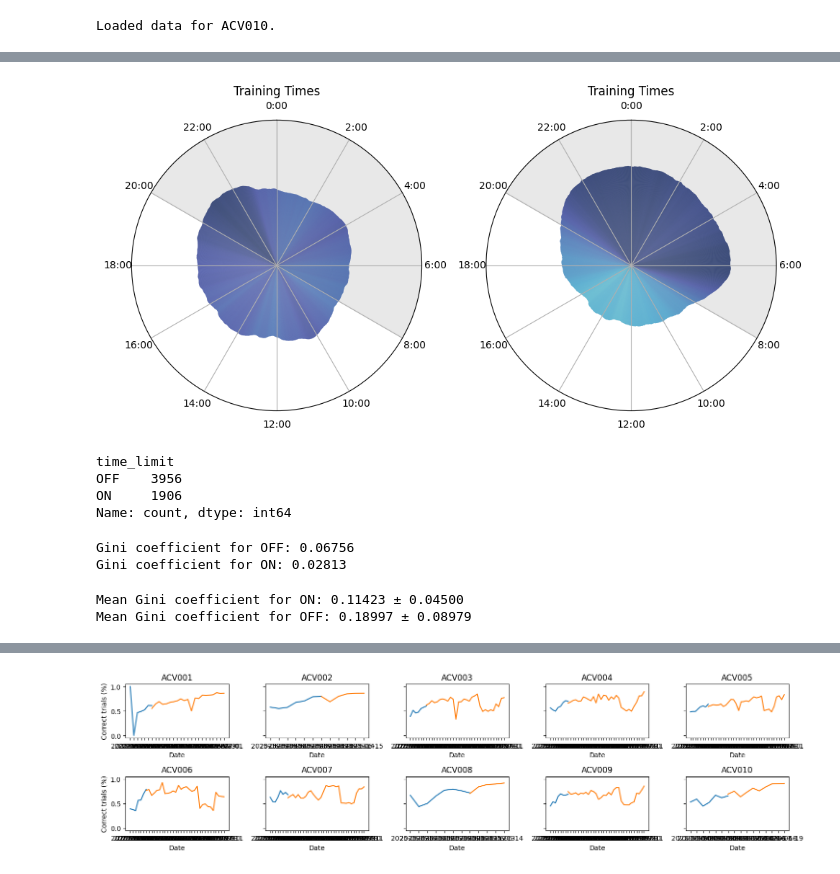
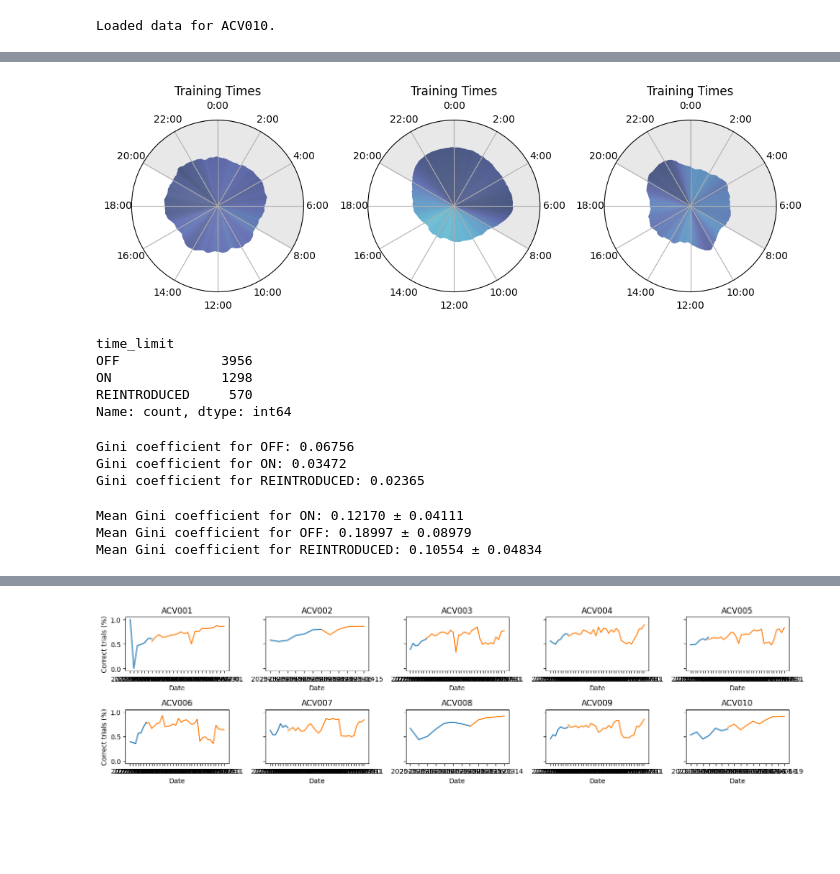
Before and after one commit to LearningCircuitsLab/behavior-analysis-notebooks, a Jupyter notebook: no_time_restraints_testing.ipynb, the cells around one changed output, grey strips where cells are left out. Drawn from its saved outputs; the diff is of its cells as text; code cells hidden in the pictures; blank space fills up the shorter version.

```diff
--- a/no_time_restraints_testing.ipynb
+++ b/no_time_restraints_testing.ipynb
@@ -78,11 +78,12 @@ dates_to_remove = [pd.to_datetime('2025-06-10').date(),
     pd.to_datetime('2025-07-07').date(),
     pd.to_datetime('2025-08-08').date()]
 df = df[~df['date'].dt.date.isin(dates_to_remove)]
+# %%
+df = dft.add_early_pokeouts(df)
 # %%
 
-df_before = df[np.logical_or(np.logical_and(df['date'] > time_before_removal,
-                                            df['date'] < pd.to_datetime(time_of_restraint_removal_start)),
-                              df['date'] > pd.to_datetime(time_of_restraint_removal_end))]
+df_before = df[np.logical_and(df['date'] > time_before_removal,
+                        df['date'] < pd.to_datetime(time_of_restraint_removal_start))]
 df_after = df[np.logical_and(df['date'] >= pd.to_datetime(time_of_restraint_removal_start),
                         df['date'] < pd.to_datetime(time_of_restraint_removal_end))]
 df_after_after = df[np.logical_and(df['date'] >= pd.to_datetime(time_of_restraint_removal_end),
@@ -89,0 +428,10 @@ df_after_after = df[np.logical_and(df['date'] >= pd.to_datetime(time_of_restrain
+# %%
+df_before['restrained_condition'] = 'Before removal'
+df_before['early_pokeout_rate'] = df_before['early_pokeout'].rolling(window=10).mean()
+df_after['restrained_condition'] = 'During no restraints'
+df_after['early_pokeout_rate'] = df_after['early_pokeout'].rolling(window=10).mean()
+df_after_after['restrained_condition'] = 'After reintroduction'
+df_after_after['early_pokeout_rate'] = df_after_after['early_pokeout'].rolling(window=10).mean()
+df_all = pd.concat([df_before[df_before.date.isin(session_sizes.date)],
+                    df_after[df_after.date.isin(session_sizes.date)],
+                    df_after_after[df_after_after.date.isin(session_sizes.date)]])
@@ -146,17 +582,19 @@ plt.savefig("figures/occupancy_heatmap_no_time_restraints.pdf", bbox_inches='tig
 # %%
-fig, axs = plt.subplots(1, 2, figsize=(10, 10), subplot_kw={"projection": "polar"})
+fig, axs = plt.subplots(1, 3, figsize=(10, 10), subplot_kw={"projection": "polar"})
 plots.plot_training_times_clock_heatmap(occupancy_heatmap_before, ax=axs[0], ylim=(0,1))
 plots.plot_training_times_clock_heatmap(occupancy_heatmap_after, ax=axs[1], ylim=(0,1))
+plots.plot_training_times_clock_heatmap(occupancy_heatmap_after_after, ax=axs[2], ylim=(0,1))
 plt.tight_layout()
 plt.show()
 # %% [output]
-[figure, old version]
+[figure, new version]
 # %%
 occupancy_df.time_limit.value_counts()
 # %% [output]
 time_limit
-OFF    3956
-ON     1906
+OFF             3956
+ON              1298
+REINTRODUCED     570
 Name: count, dtype: int64
 # %%
 occ_df_gb = occupancy_df.groupby(['subject', 'date', 'time_limit'])['duration'].sum().reset_index()
@@ -182,7 +620,8 @@ for tl in occ_df_gini['time_limit'].unique():
     print(f"Gini coefficient for {tl}: {gini:.5f}")
 # %% [output]
 Gini coefficient for OFF: 0.06756
-Gini coefficient for ON: 0.02813
+Gini coefficient for ON: 0.03472
+Gini coefficient for REINTRODUCED: 0.02365
 # %%
 # calculate the GINI per day and get mean and std
 gini_daily = {}
@@ -196,8 +635,9 @@ for tl in occ_df_gb['time_limit'].unique():
     std_gini = np.std(gini_daily[tl])
     print(f"Mean Gini coefficient for {tl}: {mean_gini:.5f} ± {std_gini:.5f}")
 # %% [output]
-Mean Gini coefficient for ON: 0.11423 ± 0.04500
+Mean Gini coefficient for ON: 0.12170 ± 0.04111
 Mean Gini coefficient for OFF: 0.18997 ± 0.08979
+Mean Gini coefficient for REINTRODUCED: 0.10554 ± 0.04834
 # %%
 # run a permutation of the time_limit labels to get a null distribution of Gini coefficients
 n_permutations = 1000
```
Also changed, not shown: parts of 47 cells of this notebook, 8 other files.
